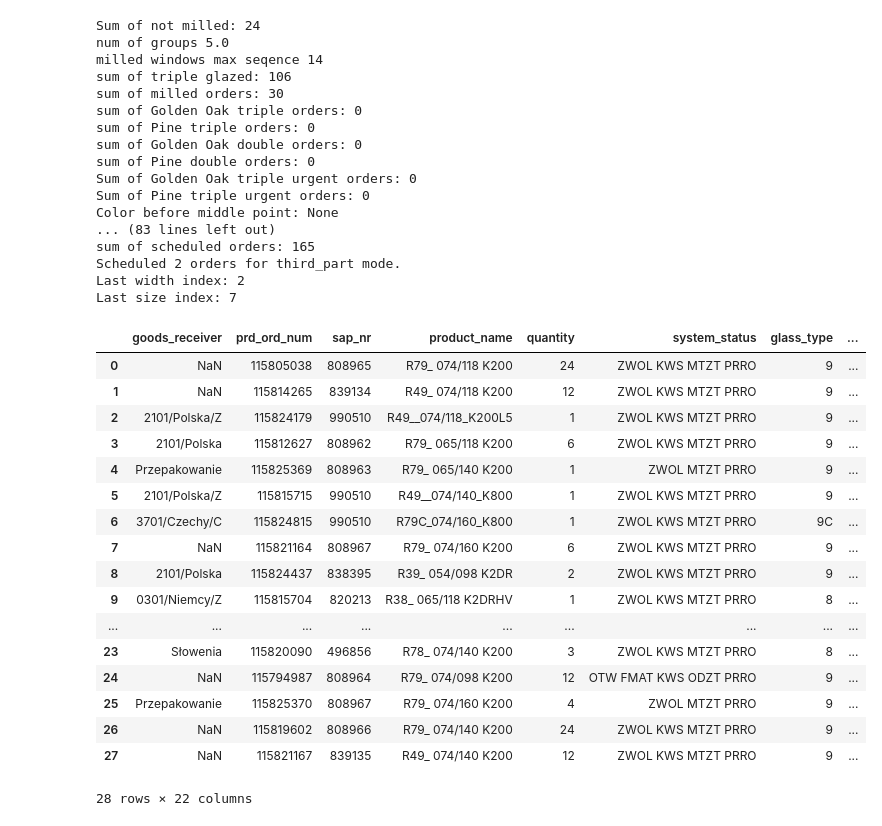
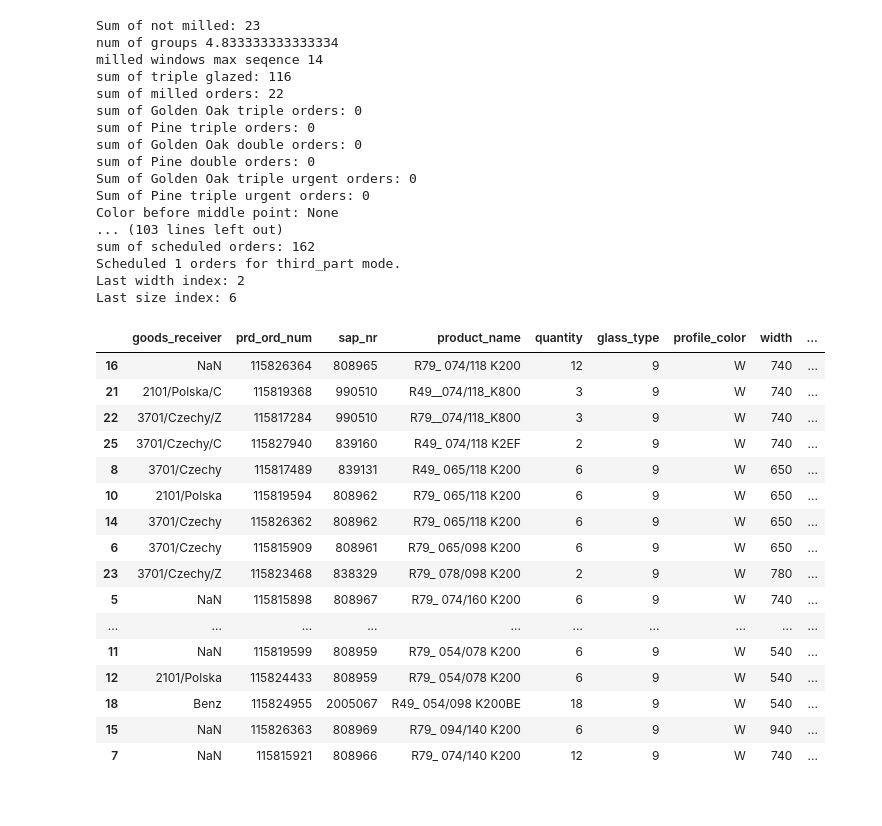
Before and after one commit to toThePyPoint/27_ORDERS_SORTING_ALGORITHM, a Jupyter notebook: notebook_kamil.ipynb, the cells around one changed output. Saved outputs shown, nothing was run; the diff lists cells and outputs as text; code cells hidden in the pictures.

Commit message:
Improve size matching and milled windows matching.

```diff
--- a/notebook_kamil.ipynb
+++ b/notebook_kamil.ipynb
@@ -916,60 +995,59 @@ print("Color before middle point:", scheduler.color_before_middle_point)
 print("\n")
 print("total sum of windows:", scheduler.total_sum_of_windows)
 print("total number of small orders:", scheduler.total_num_of_small_orders)
 print("total number of first and last positions orders:", scheduler.total_num_of_first_and_last_positions_orders)
 print("Production order numbers for first and last positions:", scheduler.production_order_numbers_for_first_and_last_positions)
 print("Sum of R39 orders:", scheduler.sum_of_r3_triple)
 print("Sum of R3 double orders:", scheduler.sum_of_r3_double)
 print("\n")
 print("total number of windows in first part of the production plan:", scheduler.quantity_of_windows_in_first_part)
 print("middle point of the production plan:", scheduler.middle_point)
 print("Unique widths of windows:", scheduler.unique_widths)
 print("Unique sizes of windows:", scheduler.unique_sizes)
 print("\n")
 print("Milled windows max sequence:", scheduler.milled_windows_max_sequence)
 print("Milled windows sequence separation:", scheduler.milled_windows_min_sequence_separation)
 print("\n")
 scheduler.main_scheduling_function()
 print("Last width index:", scheduler.last_width_index)
 print("Last size index:", scheduler.last_size_index)
 
-scheduler.production_plan_df
+scheduler.display_df
 # %% [output]
-Sum of not milled: 24
-num of groups 5.0
+Sum of not milled: 23
+num of groups 4.833333333333334
 milled windows max seqence 14
-sum of triple glazed: 106
-sum of milled orders: 30
+sum of triple glazed: 116
+sum of milled orders: 22
 sum of Golden Oak triple orders: 0
 sum of Pine triple orders: 0
 sum of Golden Oak double orders: 0
 sum of Pine double orders: 0
 Sum of Golden Oak triple urgent orders: 0
 Sum of Pine triple urgent orders: 0
 Color before middle point: None
-... (83 lines left out)
-sum of scheduled orders: 165
-Scheduled 2 orders for third_part mode.
+... (103 lines left out)
+sum of scheduled orders: 162
+Scheduled 1 orders for third_part mode.
 Last width index: 2
-Last size index: 7
+Last size index: 6
-|  | goods_receiver | prd_ord_num | sap_nr | product_name | quantity | system_status | glass_type | ... |
-| 0 | NaN | 115805038 | 808965 | R79_ 074/118 K200 | 24 | ZWOL KWS MTZT PRRO | 9 | ... |
-| 1 | NaN | 115814265 | 839134 | R49_ 074/118 K200 | 12 | ZWOL KWS MTZT PRRO | 9 | ... |
-| 2 | 2101/Polska/Z | 115824179 | 990510 | R49__074/118_K200L5 | 1 | ZWOL KWS MTZT PRRO | 9 | ... |
-| 3 | 2101/Polska | 115812627 | 808962 | R79_ 065/118 K200 | 6 | ZWOL KWS MTZT PRRO | 9 | ... |
-| 4 | Przepakowanie | 115825369 | 808963 | R79_ 065/140 K200 | 1 | ZWOL MTZT PRRO | 9 | ... |
-| 5 | 2101/Polska/Z | 115815715 | 990510 | R49__074/140_K800 | 1 | ZWOL KWS MTZT PRRO | 9 | ... |
-| 6 | 3701/Czechy/C | 115824815 | 990510 | R79C_074/160_K800 | 1 | ZWOL KWS MTZT PRRO | 9C | ... |
-| 7 | NaN | 115821164 | 808967 | R79_ 074/160 K200 | 6 | ZWOL KWS MTZT PRRO | 9 | ... |
-| 8 | 2101/Polska | 115824437 | 838395 | R39_ 054/098 K2DR | 2 | ZWOL KWS MTZT PRRO | 9 | ... |
-| 9 | 0301/Niemcy/Z | 115815704 | 820213 | R38_ 065/118 K2DRHV | 1 | ZWOL KWS MTZT PRRO | 8 | ... |
-| ... | ... | ... | ... | ... | ... | ... | ... | ... |
-| 23 | Słowenia | 115820090 | 496856 | R78_ 074/140 K200 | 3 | ZWOL KWS MTZT PRRO | 8 | ... |
-| 24 | NaN | 115794987 | 808964 | R79_ 074/098 K200 | 12 | OTW FMAT KWS ODZT PRRO | 9 | ... |
-| 25 | Przepakowanie | 115825370 | 808967 | R79_ 074/160 K200 | 4 | ZWOL MTZT PRRO | 9 | ... |
-| 26 | NaN | 115819602 | 808966 | R79_ 074/140 K200 | 24 | ZWOL KWS MTZT PRRO | 9 | ... |
-| 27 | NaN | 115821167 | 839135 | R49_ 074/140 K200 | 12 | ZWOL KWS MTZT PRRO | 9 | ... |
+|  | goods_receiver | prd_ord_num | sap_nr | product_name | quantity | glass_type | profile_color | width | ... |
+| 16 | NaN | 115826364 | 808965 | R79_ 074/118 K200 | 12 | 9 | W | 740 | ... |
+| 21 | 2101/Polska/C | 115819368 | 990510 | R49__074/118_K800 | 3 | 9 | W | 740 | ... |
+| 22 | 3701/Czechy/Z | 115817284 | 990510 | R79__074/118_K800 | 3 | 9 | W | 740 | ... |
+| 25 | 3701/Czechy/C | 115827940 | 839160 | R49_ 074/118 K2EF | 2 | 9 | W | 740 | ... |
+| 8 | 3701/Czechy | 115817489 | 839131 | R49_ 065/118 K200 | 6 | 9 | W | 650 | ... |
+| 10 | 2101/Polska | 115819594 | 808962 | R79_ 065/118 K200 | 6 | 9 | W | 650 | ... |
+| 14 | 3701/Czechy | 115826362 | 808962 | R79_ 065/118 K200 | 6 | 9 | W | 650 | ... |
+| 6 | 3701/Czechy | 115815909 | 808961 | R79_ 065/098 K200 | 6 | 9 | W | 650 | ... |
+| 23 | 3701/Czechy/Z | 115823468 | 838329 | R79_ 078/098 K200 | 2 | 9 | W | 780 | ... |
+| 5 | NaN | 115815898 | 808967 | R79_ 074/160 K200 | 6 | 9 | W | 740 | ... |
+| ... | ... | ... | ... | ... | ... | ... | ... | ... | ... |
+| 11 | NaN | 115819599 | 808959 | R79_ 054/078 K200 | 6 | 9 | W | 540 | ... |
+| 12 | 2101/Polska | 115824433 | 808959 | R79_ 054/078 K200 | 6 | 9 | W | 540 | ... |
+| 18 | Benz | 115824955 | 2005067 | R49_ 054/098 K200BE | 18 | 9 | W | 540 | ... |
+| 15 | NaN | 115826363 | 808969 | R79_ 094/140 K200 | 6 | 9 | W | 940 | ... |
+| 7 | NaN | 115815921 | 808966 | R79_ 074/140 K200 | 12 | 9 | W | 740 | ... |
-28 rows × 22 columns
 # %%
 scheduler.production_plan_df
 # %% [output]
```
Also changed, not shown: parts of 8 cells of this notebook, 4 other files.
